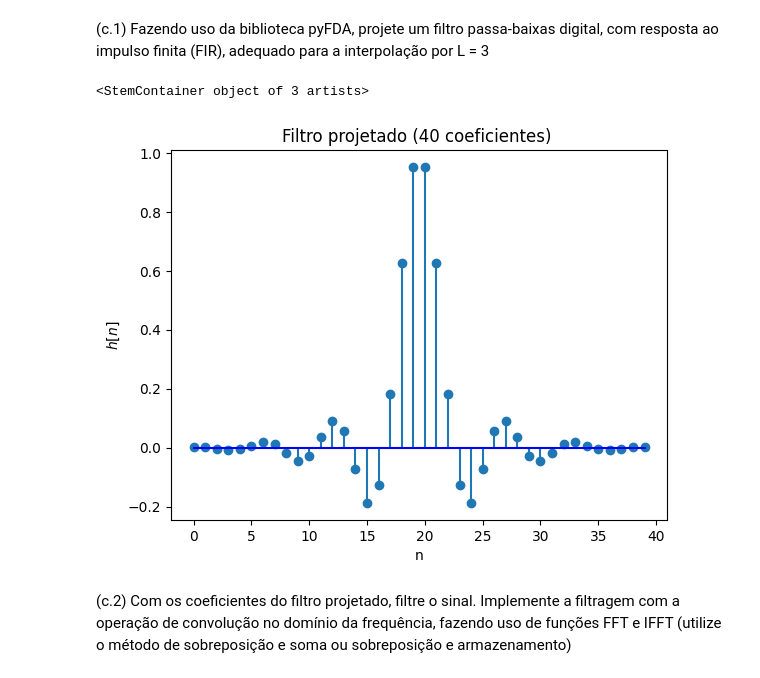
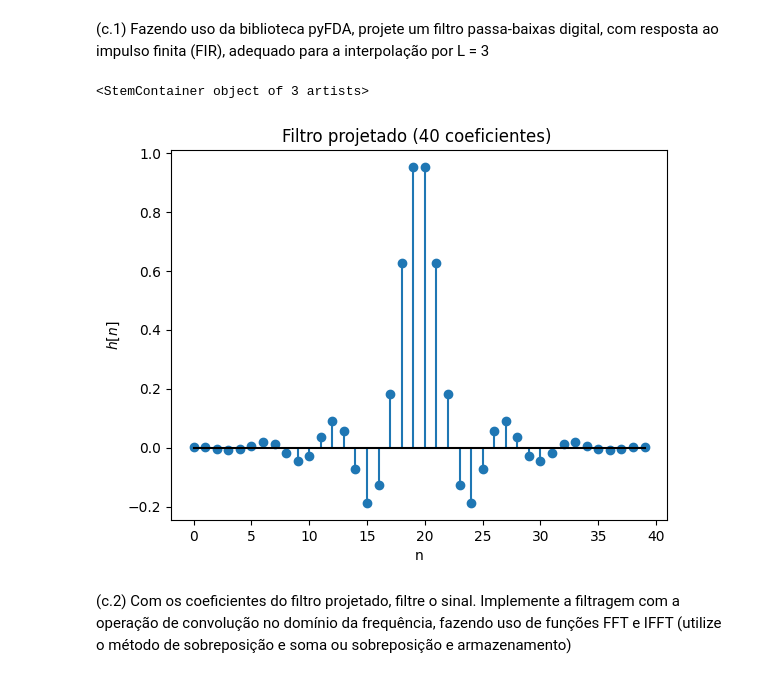
Before and after one commit to raphaelramosds/dsp-interpolator, a Jupyter notebook: Codigos fonte.ipynb, the cells around one changed output. Cells and saved outputs as stored; diff of their text form; code cells hidden in the pictures.

```diff
--- a/Codigos fonte.ipynb
+++ b/Codigos fonte.ipynb
@@ -87,34 +89,34 @@ fator L = 3
 # %%
 # Coloca L - 1 zeros entre os elementos do array
 def put_zeros(arr,L):
   i = 0
   n = len(arr)
   length = L*(n - 1) + 1
   expanded_arr = np.zeros(length)
   while i < length:
     expanded_arr[i] = arr[i//L]
     i += L
   return expanded_arr
 
 # Adiciona L-1 zeros no canal esquerdo e direito
 data_l_int = put_zeros(data_l,3)
 data_r_int = put_zeros(data_r,3)
 
 # Carrega coeficientes do filtro: L = 3 então a frequencia de corte do filtro é wc = pi/3 rad
 coeffs = np.genfromtxt('sample_data/coeffs_hamming.csv', delimiter=',')
 
 # Filtro de ganho L = 3
 coeffs = 3*coeffs
 
 # Plot do filtro
 plt.figure()
 plt.title(f"Filtro projetado ({len(coeffs)} coeficientes) ")
 plt.ylabel("$h[n]$")
 plt.xlabel("n")
-plt.stem(np.arange(len(coeffs)),coeffs,basefmt='b')
+plt.stem(np.arange(len(coeffs)),coeffs,basefmt='k')
 # %% [output]
 <StemContainer object of 3 artists>
-[figure, old version]
+[figure, new version]
 # %% [markdown]
 (c.2) Com os coeficientes do filtro projetado, filtre o sinal. Implemente a filtragem com a operação de convolução no domínio da frequência, fazendo uso de funções FFT e IFFT (utilize o método de sobreposição e soma ou sobreposição e armazenamento)
 # %%
```
Also changed, not shown: parts of 1 cell of this notebook, 1 other file.
